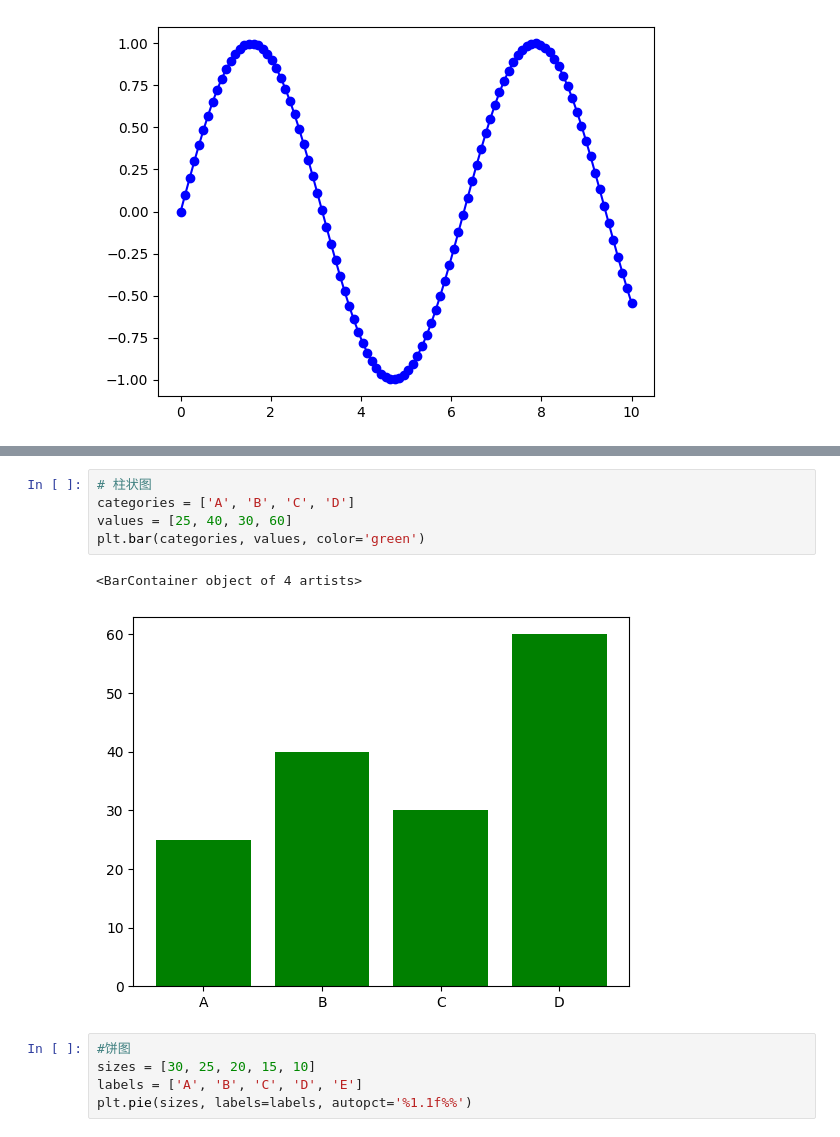
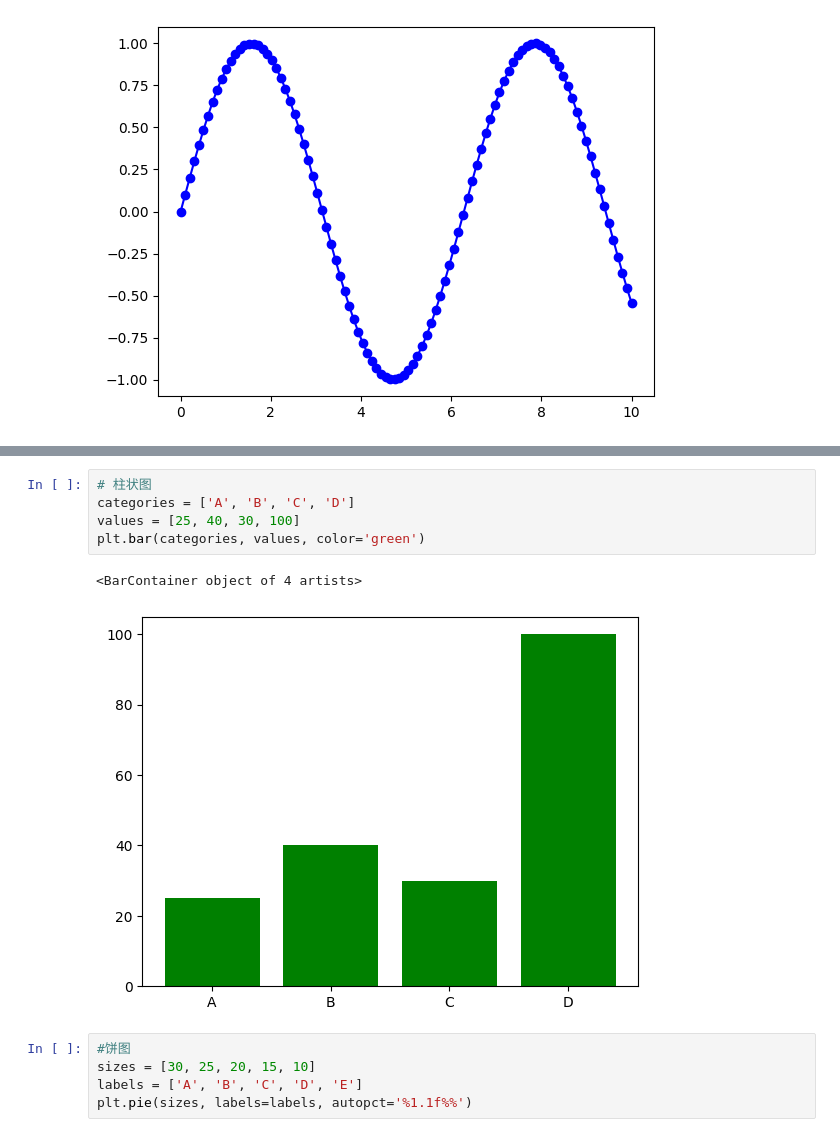
Before and after one commit to ralph-bot/genai-tutorial, a Jupyter notebook: Lab1_PythonTutorial/visualization_basic.ipynb, the cells around one changed output, grey strips where cells are left out. Cells and saved outputs as stored; diff of their text form.

```diff
--- a/Lab1_PythonTutorial/visualization_basic.ipynb
+++ b/Lab1_PythonTutorial/visualization_basic.ipynb
@@ -51,11 +54,11 @@ plt.scatter(x, y, color='red', alpha=0.5)
 # %%
 # 柱状图
 categories = ['A', 'B', 'C', 'D']
-values = [25, 40, 30, 60]
+values = [25, 40, 30, 100]
 plt.bar(categories, values, color='green')
 # %% [output]
 <BarContainer object of 4 artists>
-[figure, old version]
+[figure, new version]
 # %%
 #饼图
 sizes = [30, 25, 20, 15, 10]
```
Also changed, not shown: parts of 11 cells of this notebook, 1 other file.
